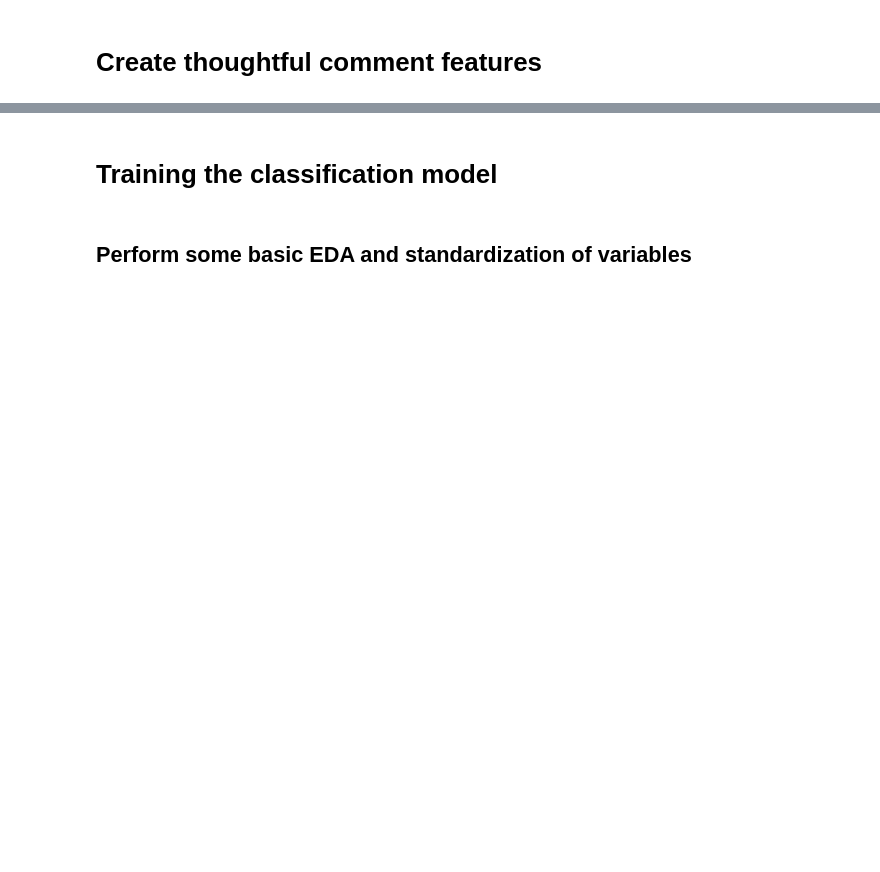
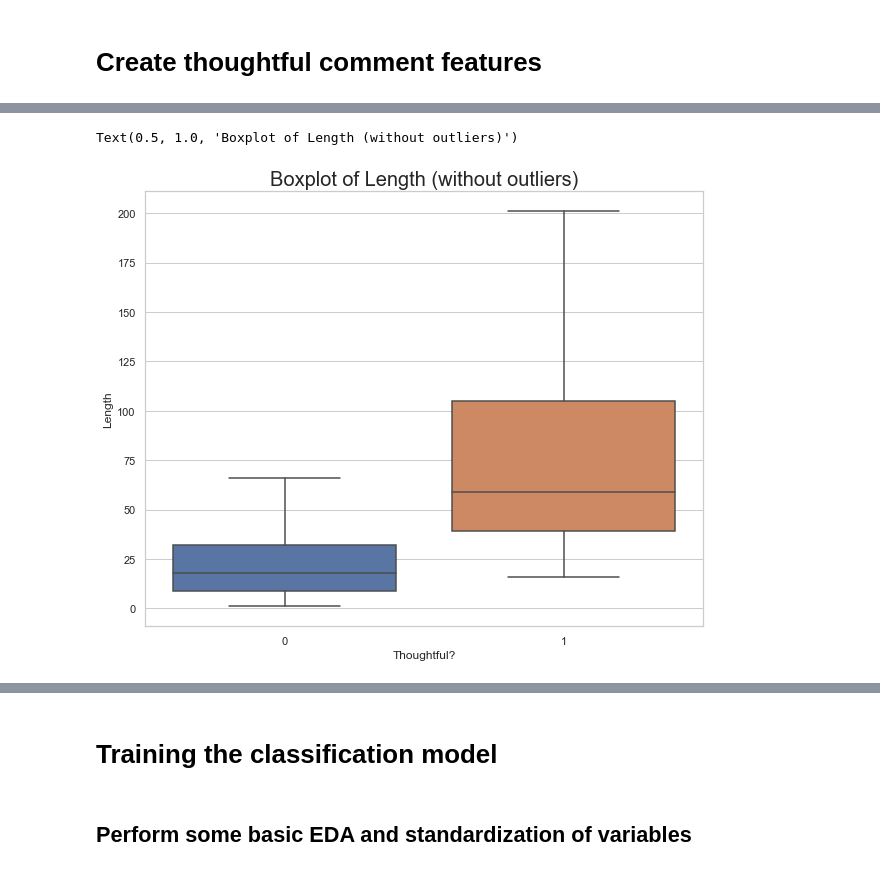
Before and after one commit to CJianYu98/Covid-19-Singapore-Analysis, a Jupyter notebook: Data Preparation/Thoughtful Comments Model/thoughtful_comment_model.ipynb, the cells around one changed output, grey strips where cells are left out. Saved outputs shown, nothing was run; the diff lists cells and outputs as text; code cells hidden in the pictures; blank space fills up the shorter version.

```diff
--- a/Data Preparation/Thoughtful Comments Model/thoughtful_comment_model.ipynb
+++ b/Data Preparation/Thoughtful Comments Model/thoughtful_comment_model.ipynb
@@ -97,0 +167,8 @@ df_final.to_csv(f'{path_parent}/Data/Thoughtful Comments/thoughtful_comments_fin
+# %%
+sns.set_theme(style='whitegrid')
+fig, ax = plt.subplots()
+fig.set_size_inches(10, 8)
+sns.boxplot(data=df, y='Length', x='Thoughtful?', ax=ax, showfliers=False).set_title('Boxplot of Length (without outliers)', fontsize=20)
+# %% [output]
+Text(0.5, 1.0, 'Boxplot of Length (without outliers)')
+[figure, added]
```
Also changed, not shown: parts of 40 cells of this notebook, 3 other files.
